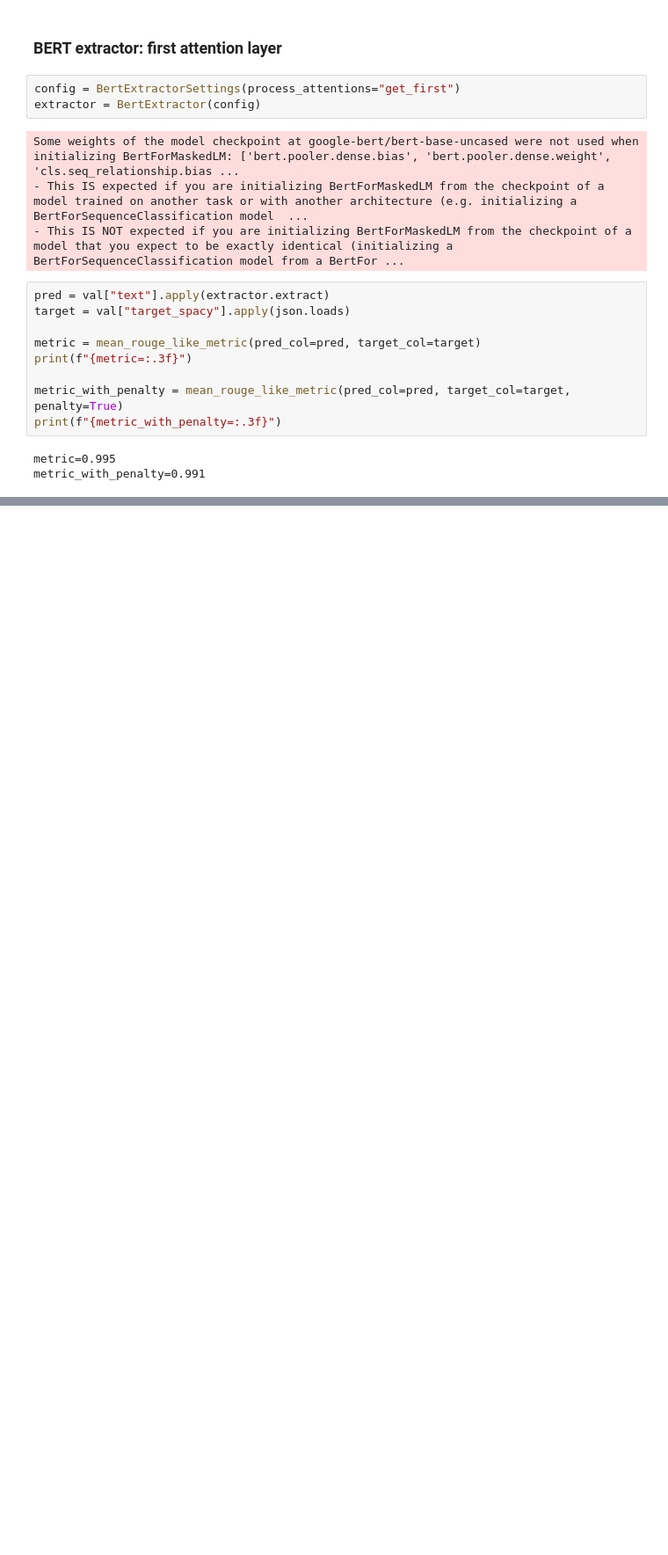
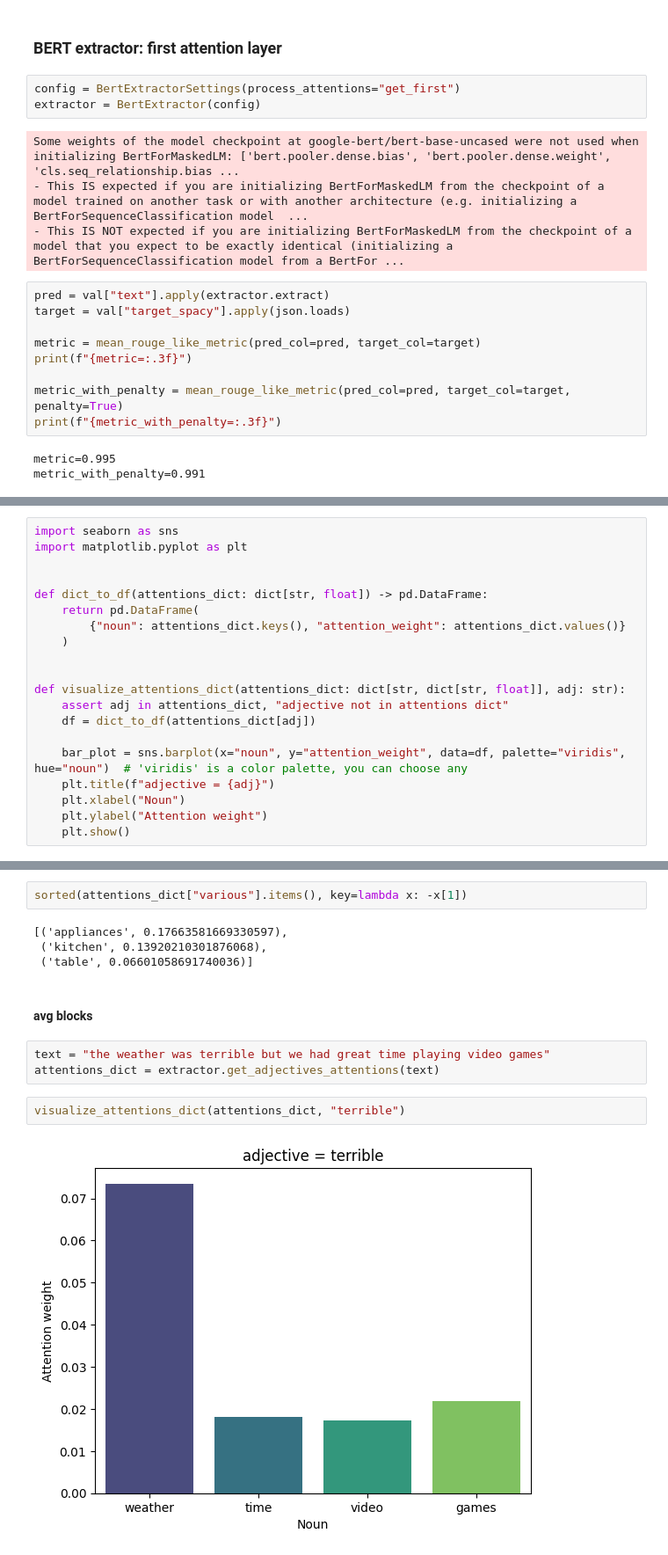
Before and after one commit to vladgerasimov/text_objects_extraction, a Jupyter notebook: notebooks/get_metrics.ipynb, the cells around one changed output, grey strips where cells are left out. Shown at 88% size. Cells and saved outputs as stored; diff of their text form; blank space fills up the shorter version.

Commit message:
[BertExtractor] BERT extractor updated

```diff
--- a/notebooks/get_metrics.ipynb
+++ b/notebooks/get_metrics.ipynb
@@ -190,0 +211,20 @@ Name: text, dtype: object
+# %%
+import seaborn as sns
+import matplotlib.pyplot as plt
+
+
+def dict_to_df(attentions_dict: dict[str, float]) -> pd.DataFrame:
+    return pd.DataFrame(
+        {"noun": attentions_dict.keys(), "attention_weight": attentions_dict.values()}
+    )
+
+
+def visualize_attentions_dict(attentions_dict: dict[str, dict[str, float]], adj: str):
+    assert adj in attentions_dict, "adjective not in attentions dict"
+    df = dict_to_df(attentions_dict[adj])
+
+    bar_plot = sns.barplot(x="noun", y="attention_weight", data=df, palette="viridis", hue="noun")  # 'viridis' is a color palette, you can choose any
+    plt.title(f"adjective = {adj}")
+    plt.xlabel("Noun")
+    plt.ylabel("Attention weight")
+    plt.show()
@@ -190,0 +244,15 @@ Name: text, dtype: object
+# %%
+sorted(attentions_dict["various"].items(), key=lambda x: -x[1])
+# %% [output]
+[('appliances', 0.17663581669330597),
+ ('kitchen', 0.13920210301876068),
+ ('table', 0.06601058691740036)]
+# %% [markdown]
+#### avg blocks
+# %%
+text = "the weather was terrible but we had great time playing video games"
+attentions_dict = extractor.get_adjectives_attentions(text)
+# %%
+visualize_attentions_dict(attentions_dict, "terrible")
+# %% [output]
+[figure, added]
```
Also changed, not shown: parts of 47 cells of this notebook, 4 other files.
